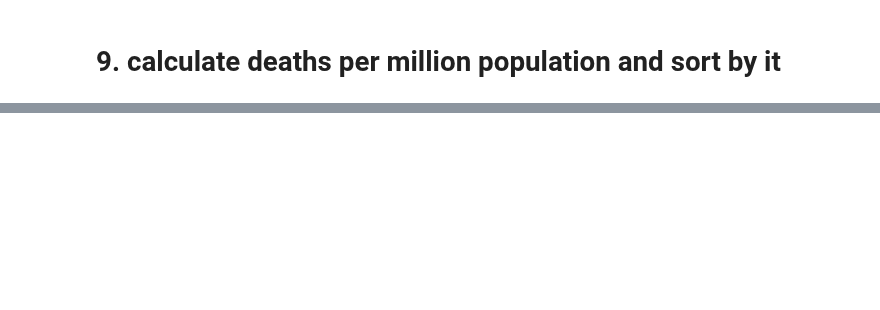
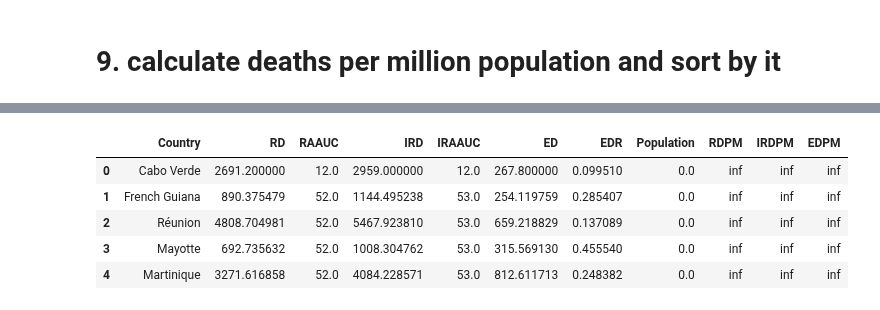
Before and after one commit to belongtothenight/BD_ML_Code, a Jupyter notebook: src/BD_w11_ExcessDeathAndCovidDeathPhase1.ipynb, the cells around one changed output, grey strips where cells are left out. Drawn from its saved outputs; the diff is of its cells as text; code cells hidden in the pictures; blank space fills up the shorter version.

```diff
--- a/src/BD_w11_ExcessDeathAndCovidDeathPhase1.ipynb
+++ b/src/BD_w11_ExcessDeathAndCovidDeathPhase1.ipynb
@@ -305,0 +383,9 @@ Error:
+# %%
+rdp = newDF.RegularDeaths / newDF.population
+rdp.name = 'RDPM' # RDPM = Regular Deaths Per Million
+irdp = newDF.IrregularDeaths / newDF.population
+irdp.name = 'IRDPM' # IRDPM = Irregular Deaths Per Million
+edp = newDF.ExcessDeaths / newDF.population
+edp.name = 'EDPM' # EDPM = Excess Deaths Per Million
+newDF = pd.concat([newDF, rdp, irdp, edp], axis=1)
+newDF.head()
@@ -305,0 +399,21 @@ Error:
+# %%
+newDF.sort_values(by='EDPM', ascending=False, inplace=True)
+newDF.reset_index(drop=True, inplace=True)
+newDF.columns = ['Country', 'RD', 'RAAUC', 'IRD', 'IRAAUC', 'ED', 'EDR', 'Population', 'RDPM', 'IRDPM', 'EDPM']
+newDF.head()
+# RD = Regular Deaths
+# RAAUC = Regular Average Annual Unit Count
+# IRD = Irregular Deaths
+# IRAAUC = Irregular Average Annual Unit Count
+# ED = Excess Deaths
+# EDR = Excess Death Rate
+# RDPM = Regular Deaths Per Million
+# IRDPM = Irregular Deaths Per Million
+# EDPM = Excess Deaths Per Million
+# %% [output]
+|  | Country | RD | RAAUC | IRD | IRAAUC | ED | EDR | Population | RDPM | IRDPM | EDPM |
+| 0 | Cabo Verde | 2691.200000 | 12.0 | 2959.000000 | 12.0 | 267.800000 | 0.099510 | 0.0 | inf | inf | inf |
+| 1 | French Guiana | 890.375479 | 52.0 | 1144.495238 | 53.0 | 254.119759 | 0.285407 | 0.0 | inf | inf | inf |
+| 2 | Réunion | 4808.704981 | 52.0 | 5467.923810 | 53.0 | 659.218829 | 0.137089 | 0.0 | inf | inf | inf |
+| 3 | Mayotte | 692.735632 | 52.0 | 1008.304762 | 53.0 | 315.569130 | 0.455540 | 0.0 | inf | inf | inf |
+| 4 | Martinique | 3271.616858 | 52.0 | 4084.228571 | 53.0 | 812.611713 | 0.248382 | 0.0 | inf | inf | inf |
```
Also changed, not shown: parts of 37 cells of this notebook.
